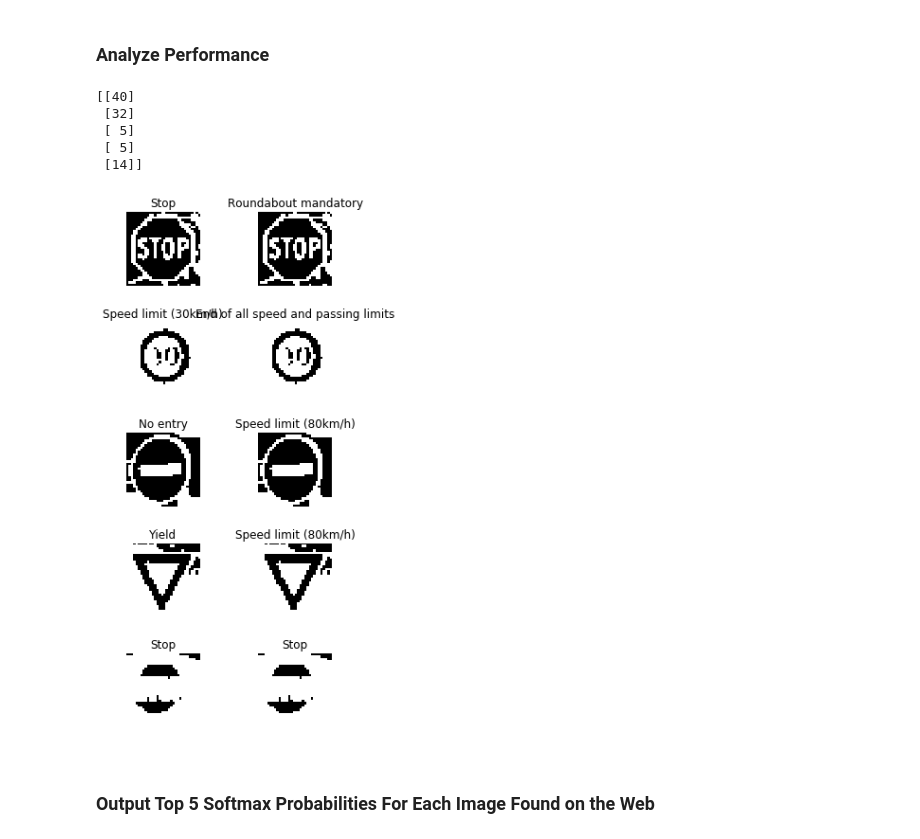
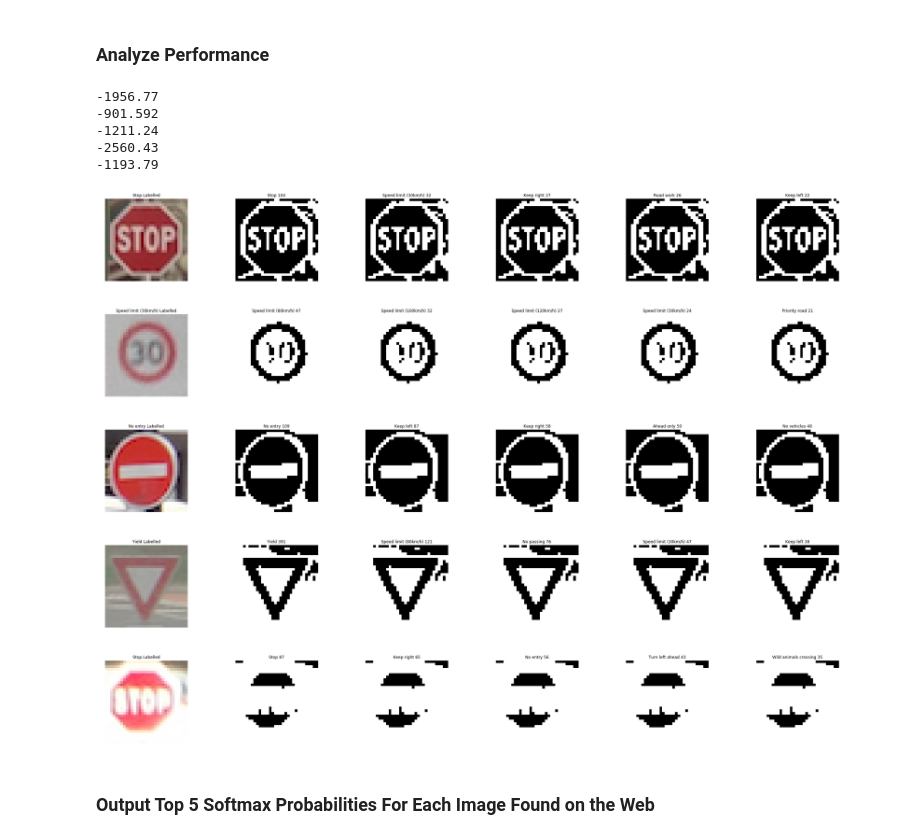
Before and after one commit to anvaysrivastava/CarND-Traffic-Sign-Classifier-Project, a Jupyter notebook: Traffic_Sign_Classifier.ipynb, the cells around one changed output. Saved outputs shown, nothing was run; the diff lists cells and outputs as text; code cells hidden in the pictures.

```diff
--- a/Traffic_Sign_Classifier.ipynb
+++ b/Traffic_Sign_Classifier.ipynb
@@ -458,8 +448,8 @@ with tf.Session() as sess:
     test_accuracy = evaluate(X_test_normalized, y_test)
     print("Testing Accuracy = {:.3f}".format(test_accuracy))
 
-#     saver.save(sess, './lenet')
-#     print("Model saved")
+    saver.save(sess, './lenet')
+    print("Model saved")
 # %% [output]
 Training...
 
@@ -480,0 +473,6 @@ Testing Accuracy = 0.903
+# %%
+with tf.Session() as sess:
+    saver.restore(sess, './lenet')
+    print("\n\nRunning accuracy on test set")
+    test_accuracy = evaluate(X_test_normalized, y_test)
+    print("Testing Accuracy = {:.3f}".format(test_accuracy))
@@ -501,7 +502,7 @@ own_images_raw = np.array([mpimg.imread("own-images/" + imageName) for imageName
 
 # own_images = np.array([cv2.convertScaleAbs(image) for image in own_images_raw])
 
-count = len(own_images)
+count = len(own_images_raw)
 fig, axs = plt.subplots(count, 1, figsize=(count, count))
 
 print("Images picked from net are")
@@ -520,8 +521,5 @@ Images picked from net are
 # %%
-### Run the predictions here and use the model to output the prediction for each image.
-### Make sure to pre-process the images with the same pre-processing pipeline used earlier.
-### Feel free to use as many code cells as needed.
-count = len(own_images)
+count = len(own_images_raw)
 fig, axs = plt.subplots(count, 1, figsize=(count, count))
 fig.subplots_adjust(hspace = .5, wspace=.001)
 signType = [14,1,17,13,14]
@@ -538,41 +536,65 @@ for i in range(count):
 # %%
 ### Calculate the accuracy for these 5 new images.
 ### For example, if the model predicted 1 out of 5 signs correctly, it's 20% accurate on these new images.
+import math
+import numpy
 
 own_images = np.array([cv2.convertScaleAbs(image) for image in own_images_raw])
 own_processed = numpy.array([process_image(image) for image in own_images])
 
 # reshape for conv layer
 own_reshaped = own_processed[..., newaxis]
 
 # normalize range
 own_normalized = own_reshaped - np.mean(own_reshaped)
 
 with tf.Session() as sess:
-    sess.run(tf.global_variables_initializer())
+    saver.restore(sess, './lenet')
     sample_out = sess.run(logits, feed_dict={x: own_normalized})
     top = sess.run(tf.nn.top_k(tf.constant(sample_out), k=1))
     top5 = sess.run(tf.nn.top_k(tf.constant(sample_out), k=5))
-    print(top.indices)
 
-fig, axs = plt.subplots(count, 2, figsize=(count, count*2))
-fig.subplots_adjust(hspace = .5, wspace=.001)
+fig, axs = plt.subplots(count, 6, figsize=(count*8, count*6))
+fig.subplots_adjust(hspace = 0.4, wspace=0.4)
 for i in range(count):
+    sum_of_score = numpy.sum(sample_out[i])
+    print(sum_of_score)
     index = i
-    axs[i][0].imshow(own_processed[i],cmap='gray')
+    axs[i][0].imshow(own_images_raw[i])
     axs[i][0].axis('off')
-    axs[i][0].set_title(label_mapping[signType[index]])
+    axs[i][0].set_title(label_mapping[signType[index]] + " Labelled")
 
     axs[i][1].imshow(own_processed[i],cmap='gray')
     axs[i][1].axis('off')
-    axs[i][1].set_title(label_mapping[top.indices[index][0]])
+    score = math.floor(top5.values[i][0])
+    axs[i][1].set_title(label_mapping[top5.indices[index][0]] +' '+ str(score))
+
+    axs[i][2].imshow(own_processed[i],cmap='gray')
+    axs[i][2].axis('off')
+    score = math.floor(top5.values[i][1])
+    axs[i][2].set_title(label_mapping[top5.indices[index][1]] +' '+ str(score))
+
+    axs[i][3].imshow(own_processed[i],cmap='gray')
+    axs[i][3].axis('off')
+    score = math.floor(top5.values[i][2])
+    axs[i][3].set_title(label_mapping[top5.indices[index][2]] +' '+ str(score))
+
+    axs[i][4].imshow(own_processed[i],cmap='gray')
+    axs[i][4].axis('off')
+    score = math.floor(top5.values[i][3])
+    axs[i][4].set_title(label_mapping[top5.indices[index][3]] +' '+ str(score))
+
+    axs[i][5].imshow(own_processed[i],cmap='gray')
+    axs[i][5].axis('off')
+    score = math.floor(top5.values[i][4])
+    axs[i][5].set_title(label_mapping[top5.indices[index][4]] +' '+ str(score))
 # %% [output]
-[[40]
- [32]
- [ 5]
- [ 5]
- [14]]
+-1956.77
+-901.592
+-1211.24
+-2560.43
+-1193.79
-[figure, old version]
+[figure, new version]
 # %% [markdown]
 ### Output Top 5 Softmax Probabilities For Each Image Found on the Web
 # %% [markdown]
```
Also changed, not shown: parts of 8 cells of this notebook, 3 other files.
